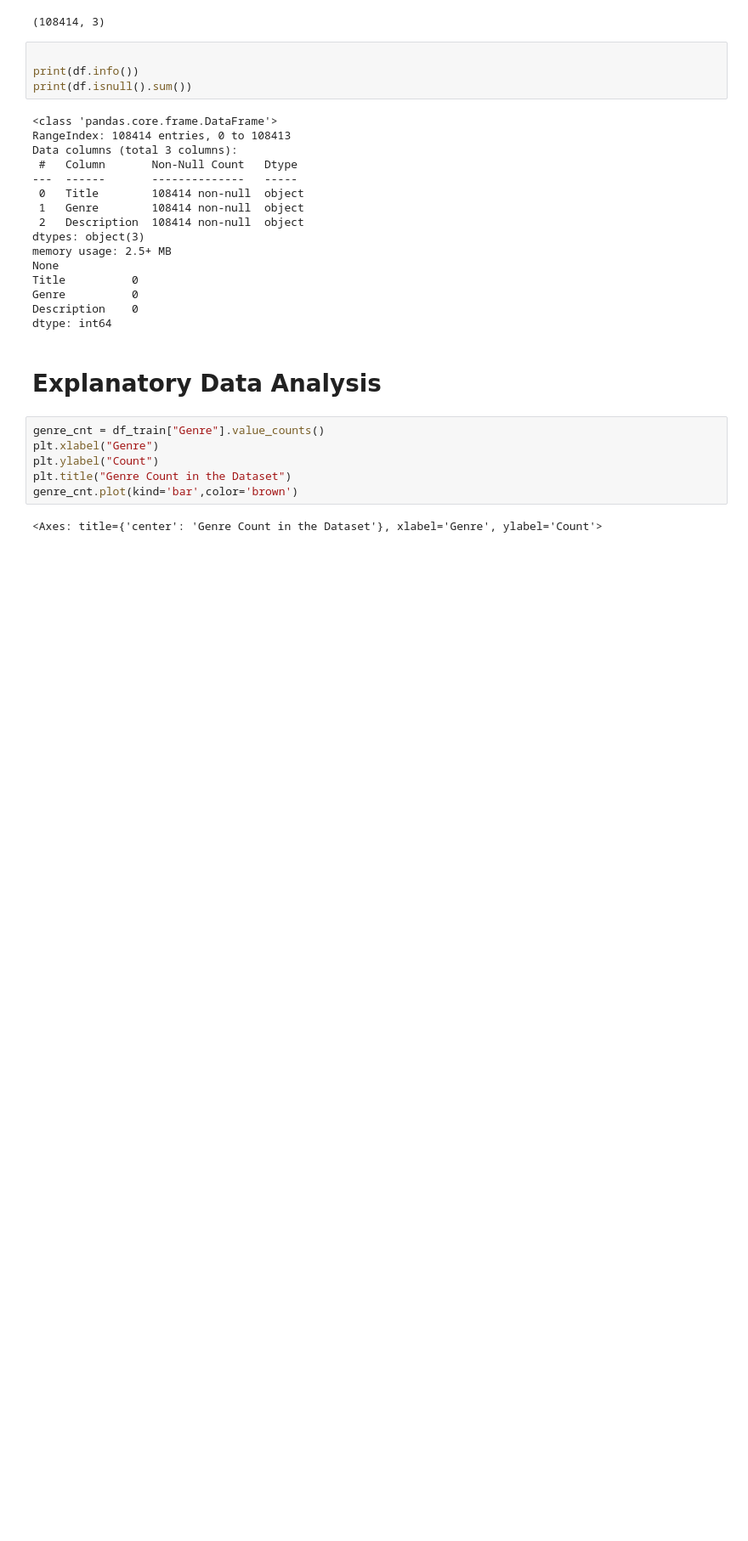
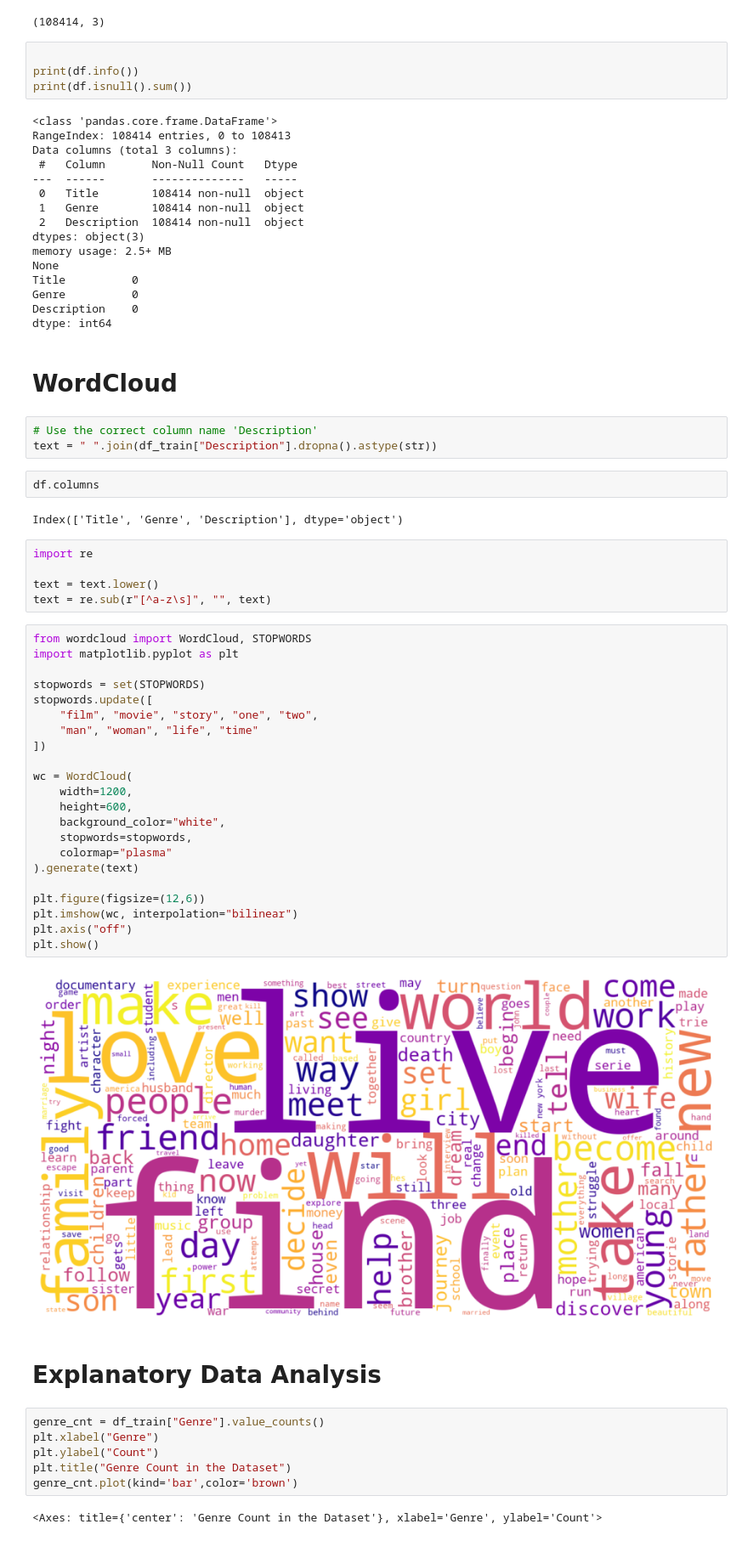
Before and after one commit to arnav-tomar/CodSoft-ML-Internship, a Jupyter notebook: Codesoft_Task1_MOVIE_GENRE_CLASSIFICATION.ipynb, the cells around one changed output. Shown at 85% size. Drawn from its saved outputs; the diff is of its cells as text; blank space fills up the shorter version.

```diff
--- a/Codesoft_Task1_MOVIE_GENRE_CLASSIFICATION.ipynb
+++ b/Codesoft_Task1_MOVIE_GENRE_CLASSIFICATION.ipynb
@@ -68,6 +68,44 @@ Title          0
 Genre          0
 Description    0
 dtype: int64
+# %% [markdown]
+# WordCloud
+# %%
+# Use the correct column name 'Description'
+text = " ".join(df_train["Description"].dropna().astype(str))
+# %%
+df.columns
+# %% [output]
+Index(['Title', 'Genre', 'Description'], dtype='object')
+# %%
+import re
+
+text = text.lower()
+text = re.sub(r"[^a-z\s]", "", text)
+# %%
+from wordcloud import WordCloud, STOPWORDS
+import matplotlib.pyplot as plt
+
+stopwords = set(STOPWORDS)
+stopwords.update([
+    "film", "movie", "story", "one", "two",
+    "man", "woman", "life", "time"
+])
+
+wc = WordCloud(
+    width=1200,
+    height=600,
+    background_color="white",
+    stopwords=stopwords,
+    colormap="plasma"
+).generate(text)
+
+plt.figure(figsize=(12,6))
+plt.imshow(wc, interpolation="bilinear")
+plt.axis("off")
+plt.show()
+# %% [output]
+[figure, added]
 # %% [markdown]
 # Explanatory Data Analysis
 # %%
```
